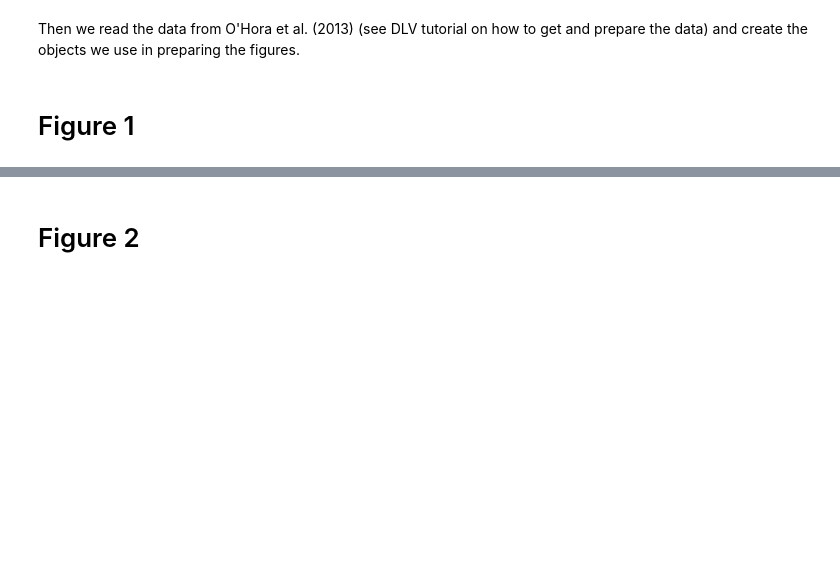
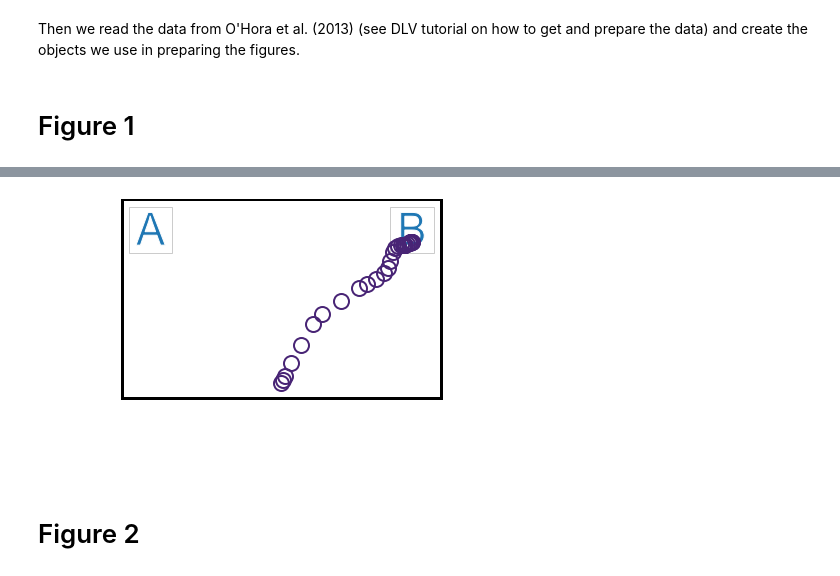
Before and after one commit to cherepaha/PyDLV, a Jupyter notebook: demos/paper_figures.ipynb, the cells around one changed output, grey strips where cells are left out. Saved outputs shown, nothing was run; the diff lists cells and outputs as text; code cells hidden in the pictures; blank space fills up the shorter version.

```diff
--- a/demos/paper_figures.ipynb
+++ b/demos/paper_figures.ipynb
@@ -1,12 +1,13 @@
 # %% [markdown]
 First, we import the required modules and functions, and define a helper function which will be used for Figures 1 and 2.
 # %%
-%matplotlib notebook
+%matplotlib inline
 
 import os
 import numpy as np
 import pandas as pd
 import seaborn as sns
+import matplotlib as mpl
 import matplotlib.pyplot as plt
 import matplotlib.patches as mpl_patches
 import mpl_toolkits.mplot3d.art3d as art3d
@@ -15,13 +16,17 @@ from matplotlib.text import TextPath
 from scipy import interpolate
 from pydlv import data_reader, dl_model_3, dl_generator, dl_plotter, trajectory_plotter, data_analyser
 
+mpl.rcParams['figure.dpi'] = 300
+
 def get_choice_patches():
-    screen_patch = mpl_patches.Rectangle((-1.1, -0.1), 2.2, 1.3, fill=False, lw=3)
+    screen_patch = mpl_patches.Rectangle((-1.1, -0.1), 2.2, 1.3, fill=False, lw=3,
+                                         edgecolor='black')
     left_patch = mpl_patches.Rectangle((-1.05, 0.85), 0.3, 0.3, fill=True, lw=1,
                                    facecolor='white', edgecolor='black', alpha=0.2)
     right_patch = mpl_patches.Rectangle((0.75, 0.85), 0.3, 0.3, fill=True, lw=1,
                                    facecolor='white', edgecolor='black', alpha=0.2)
-    left_text = mpl_patches.PathPatch(TextPath((-1.0, 0.9), 'A', size=0.3, backgroundcolor='white'))
+    left_text = mpl_patches.PathPatch(TextPath((-1.0, 0.9), 'A', size=0.3,
+                                               backgroundcolor='white'))
     right_text = mpl_patches.PathPatch(TextPath((0.8, 0.9), 'B', size=0.3))
 
     return screen_patch, left_patch, right_patch, left_text, right_text
@@ -61,7 +66,7 @@ def plot_sample_trajectory(data, subj_id, trial_no):
 
     traj_color = cm.viridis(0.1)
 
-    trajectory = data.loc[subj_id, trial_no]
+    trajectory = data[(data.subj_id==subj_id) & (data.trial_no==trial_no)]
     ax.plot(trajectory.x, trajectory.y, color=traj_color, ls='none', marker='o', ms=15,
             markerfacecolor='none', markeredgewidth=2, markeredgecolor=traj_color,
             label='Mouse trajectory')
@@ -81,3 +84,4 @@ plot_sample_trajectory(data=data, subj_id=8792, trial_no=13)
+[figure, added]
 # %% [markdown]
 # Figure 2
 # %%
```
Also changed, not shown: parts of 8 cells of this notebook, 12 other files.
